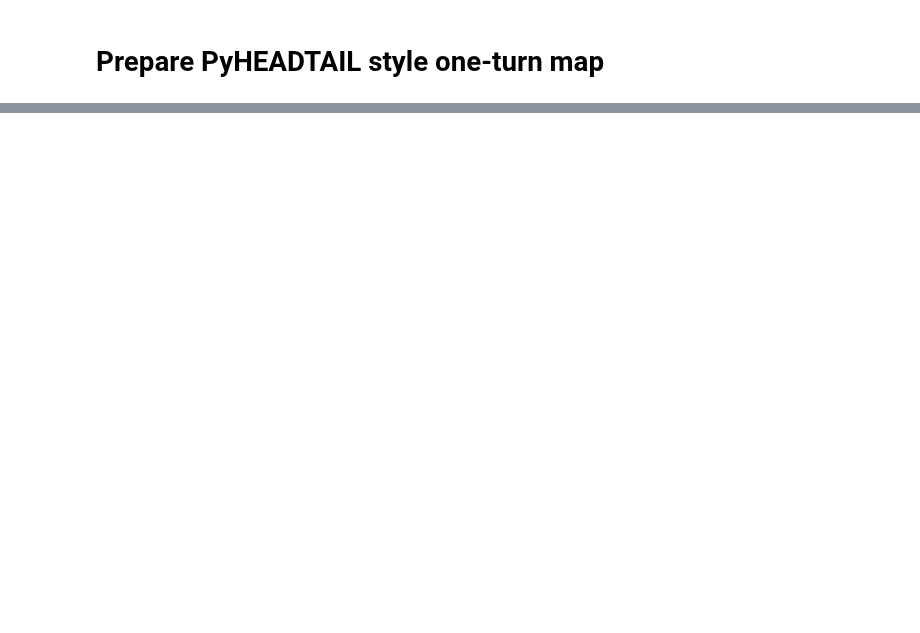
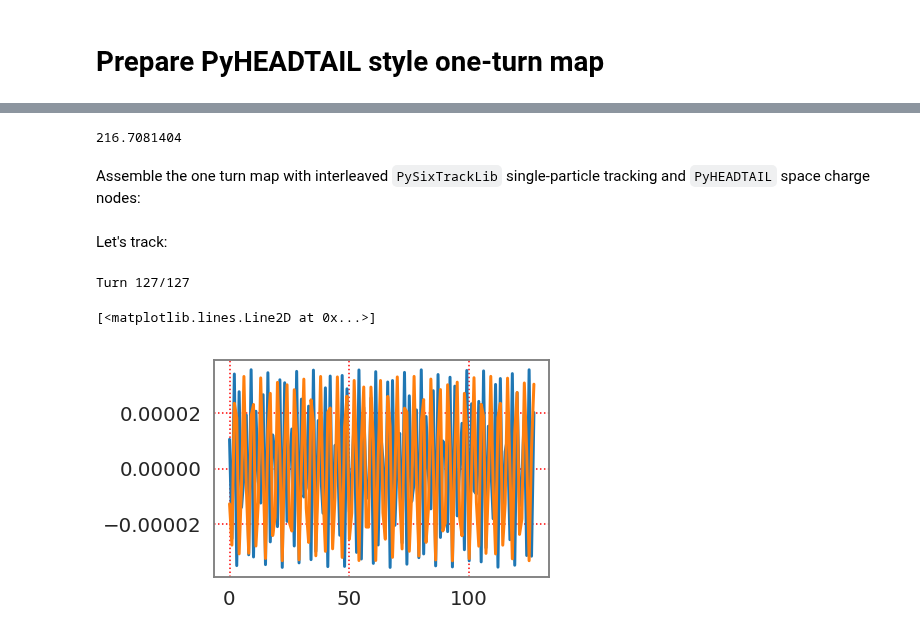
Before and after one commit to aoeftiger/sixtracklib_pyht_playground, a Jupyter notebook: sis18/SIS18 with space charge.ipynb, the cells around one changed output, grey strips where cells are left out. Saved outputs shown, nothing was run; the diff lists cells and outputs as text; code cells hidden in the pictures; blank space fills up the shorter version.

Commit message:
make sis18 with space charge work, proper model with PIC!!

```diff
--- a/sis18/SIS18 with space charge.ipynb
+++ b/sis18/SIS18 with space charge.ipynb
@@ -346,0 +423,9 @@ particles_addr.x
+# %%
+slicer_sc = UniformBinSlicer(n_slices_sc, n_sigma_z=4) #z_cuts=slicing_interval)
+# %%
+mesh_3d = create_3dmesh_from_beam(pyht_beam, [n_mesh_nodes]*2, [n_mesh_sigma]*2,
+                                  slices=pyht_beam.get_slices(slicer_sc))
+# %%
+poissonsolver = GPUFFTPoissonSolver_2_5D(mesh_3d, context=context, save_memory=False)
+pypic_algorithm = PyPIC_GPU(mesh_3d, poissonsolver, context=context,
+                            memory_pool=memory_pool)
@@ -346,0 +436,6 @@ particles_addr.x
+# %%
+sum(el.length for el in elements.get_elements() if isinstance(el, pyst.DriftExact))
+# %% [output]
+216.7081404
+# %% [markdown]
+Assemble the one turn map with interleaved `PySixTrackLib` single-particle tracking and `PyHEADTAIL` space charge nodes:
@@ -346,0 +476,32 @@ particles_addr.x
+# %% [markdown]
+Let's track:
+# %%
+n_turns = 128 - 1
+
+rec_x = np.empty(n_turns + 1, dtype=float)
+rec_y = np.empty_like(rec_x)
+
+
+rec_x[0] = pyht_beam.mean_x()
+rec_y[0] = pyht_beam.mean_y()
+
+with GPU(pyht_beam):
+    for i in range(1, n_turns+1):
+        for m in one_turn_map:
+            m.track(pyht_beam)
+
+        rec_x[i] = pyht_beam.mean_x().get()
+        rec_y[i] = pyht_beam.mean_y().get()
+
+#       pyht_beam.sort_for('id')
+
+
+        sys.stdout.write('\rTurn {}/{}'.format(i, n_turns))
+# %% [output]
+Turn 127/127
+# %%
+plt.plot(rec_x)
+plt.plot(rec_y)
+# %% [output]
+[<matplotlib.lines.Line2D at 0x...>]
+[figure, added]
```
Also changed, not shown: parts of 68 cells of this notebook.
